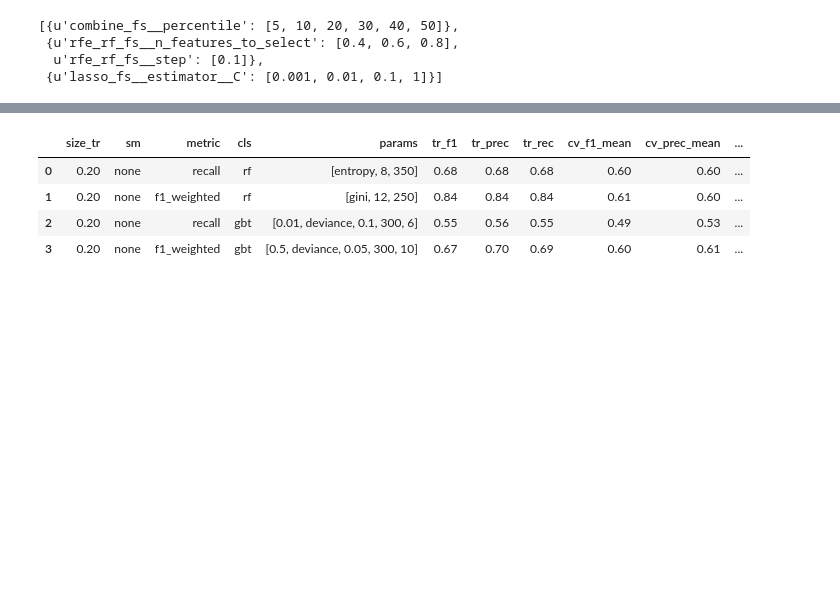
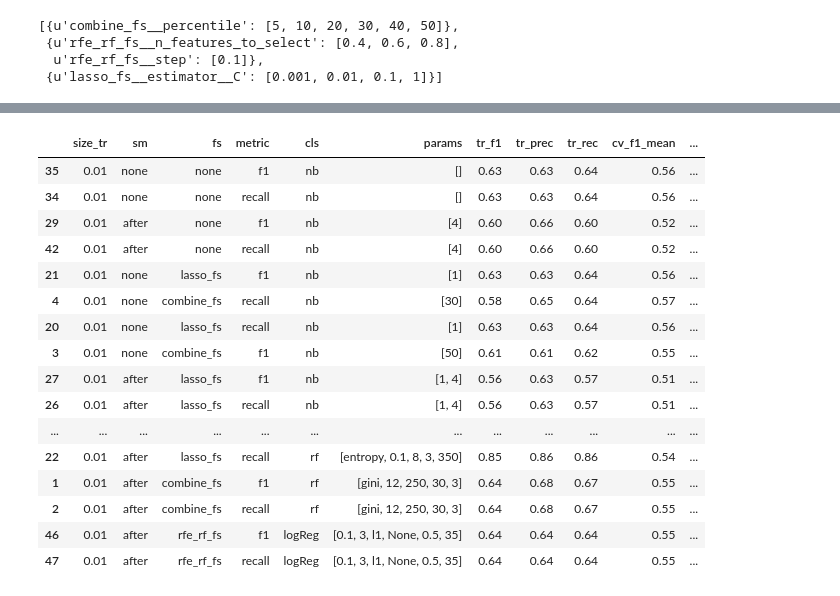
Before and after one commit to CHABOBO/readmission, a Jupyter notebook: notebook/03-data-classification-all-loop-file.ipynb, the cells around one changed output, grey strips where cells are left out. Saved outputs shown, nothing was run; the diff lists cells and outputs as text; code cells hidden in the pictures; blank space fills up the shorter version.

```diff
--- a/notebook/03-data-classification-all-loop-file.ipynb
+++ b/notebook/03-data-classification-all-loop-file.ipynb
@@ -68,13 +68,13 @@ verbose = True
 cv_thr = 0.3
 cv_folds = 5
 
-tr_thrs = [0.01] # [0.1,0.2,0.4,0.6,1.0]
-ts_thr = 0.20
+tr_thrs = [1.0] # [0.1,0.2,0.4,0.6,1.0]
+ts_thr = 0.30
 
-fs_methods = ["none","combine_fs","lasso_fs","rfe_rf_fs"] #["none","combine_fs","lasso_fs","rfe_rf_fs"]
+fs_methods = ["none",] #["none","combine_fs","lasso_fs","rfe_rf_fs"]
 cls_methods = ["rf","logReg","knn","nb"] #["rf","svmRBF","logReg","knn","nn","gbt"]
-lms = ["recall","f1"] #["f1_weighted","precision_weighted","roc_auc","recall"]
-sm_types = ["none","after"] #["none","after"]
+lms = ["recall","f1","f1_weighted"] #["f1_weighted","precision_weighted","roc_auc","recall"]
+sm_types = ["none"] #["none","after"]
 sm_method = "sm_smote"
 # %%
 #Load data
@@ -240,11 +241,24 @@ Not dfAux
 # %%
+dfAux =pd.DataFrame()
 df = pd.concat((dfAux, df))
-df[["size_tr","sm","metric","cls","params",'tr_f1', 'tr_prec', 'tr_rec',
+df[["size_tr","sm","fs","metric","cls","params",'tr_f1', 'tr_prec', 'tr_rec',
      'cv_f1_mean', 'cv_prec_mean', 'cv_rec_mean', 'test_f1', 'test_prec',
-        'test_rec', 'test_auc']]
+        'test_rec', 'test_auc','time']].sort_values("time", ascending=True)
 # %% [output]
-|  | size_tr | sm | metric | cls | params | tr_f1 | tr_prec | tr_rec | cv_f1_mean | cv_prec_mean | ... |
-| 0 | 0.20 | none | recall | rf | [entropy, 8, 350] | 0.68 | 0.68 | 0.68 | 0.60 | 0.60 | ... |
-| 1 | 0.20 | none | f1_weighted | rf | [gini, 12, 250] | 0.84 | 0.84 | 0.84 | 0.61 | 0.60 | ... |
-| 2 | 0.20 | none | recall | gbt | [0.01, deviance, 0.1, 300, 6] | 0.55 | 0.56 | 0.55 | 0.49 | 0.53 | ... |
-| 3 | 0.20 | none | f1_weighted | gbt | [0.5, deviance, 0.05, 300, 10] | 0.67 | 0.70 | 0.69 | 0.60 | 0.61 | ... |
+|  | size_tr | sm | fs | metric | cls | params | tr_f1 | tr_prec | tr_rec | cv_f1_mean | ... |
+| 35 | 0.01 | none | none | f1 | nb | [] | 0.63 | 0.63 | 0.64 | 0.56 | ... |
+| 34 | 0.01 | none | none | recall | nb | [] | 0.63 | 0.63 | 0.64 | 0.56 | ... |
+| 29 | 0.01 | after | none | f1 | nb | [4] | 0.60 | 0.66 | 0.60 | 0.52 | ... |
+| 42 | 0.01 | after | none | recall | nb | [4] | 0.60 | 0.66 | 0.60 | 0.52 | ... |
+| 21 | 0.01 | none | lasso_fs | f1 | nb | [1] | 0.63 | 0.63 | 0.64 | 0.56 | ... |
+| 4 | 0.01 | none | combine_fs | recall | nb | [30] | 0.58 | 0.65 | 0.64 | 0.57 | ... |
+| 20 | 0.01 | none | lasso_fs | recall | nb | [1] | 0.63 | 0.63 | 0.64 | 0.56 | ... |
+| 3 | 0.01 | none | combine_fs | f1 | nb | [50] | 0.61 | 0.61 | 0.62 | 0.55 | ... |
+| 27 | 0.01 | after | lasso_fs | f1 | nb | [1, 4] | 0.56 | 0.63 | 0.57 | 0.51 | ... |
+| 26 | 0.01 | after | lasso_fs | recall | nb | [1, 4] | 0.56 | 0.63 | 0.57 | 0.51 | ... |
+| ... | ... | ... | ... | ... | ... | ... | ... | ... | ... | ... | ... |
+| 22 | 0.01 | after | lasso_fs | recall | rf | [entropy, 0.1, 8, 3, 350] | 0.85 | 0.86 | 0.86 | 0.54 | ... |
+| 1 | 0.01 | after | combine_fs | f1 | rf | [gini, 12, 250, 30, 3] | 0.64 | 0.68 | 0.67 | 0.55 | ... |
+| 2 | 0.01 | after | combine_fs | recall | rf | [gini, 12, 250, 30, 3] | 0.64 | 0.68 | 0.67 | 0.55 | ... |
+| 46 | 0.01 | after | rfe_rf_fs | f1 | logReg | [0.1, 3, l1, None, 0.5, 35] | 0.64 | 0.64 | 0.64 | 0.55 | ... |
+| 47 | 0.01 | after | rfe_rf_fs | recall | logReg | [0.1, 3, l1, None, 0.5, 35] | 0.64 | 0.64 | 0.64 | 0.55 | ... |
```
Also changed, not shown: parts of 3 cells of this notebook, 7 other files.
